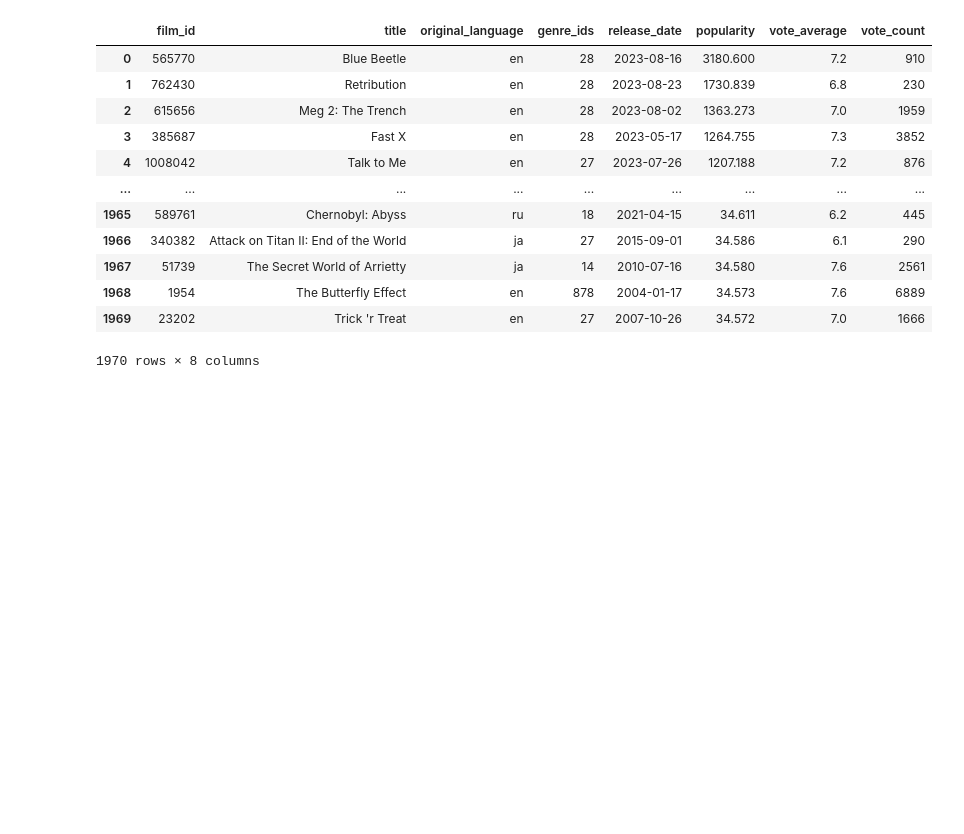
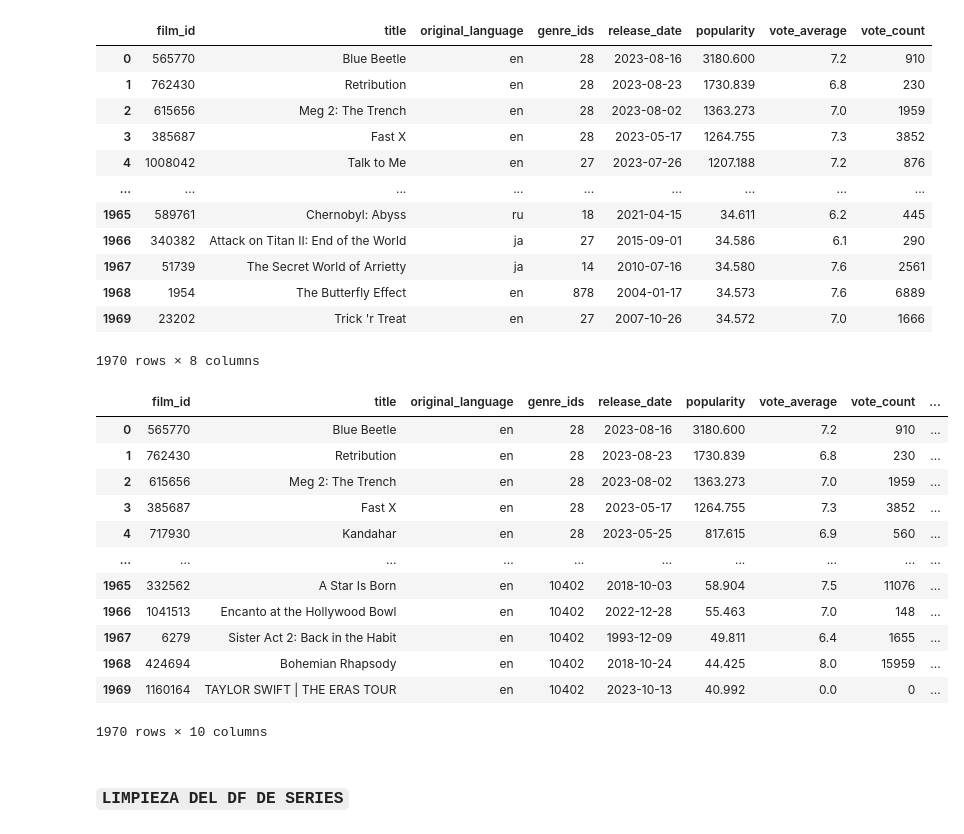
Before and after one commit to Jimme7/EDA-Films, a Jupyter notebook: src/Notebooks/Cleaning.ipynb, the cells around one changed output. Cells and saved outputs as stored; diff of their text form; code cells hidden in the pictures; blank space fills up the shorter version.

```diff
--- a/src/Notebooks/Cleaning.ipynb
+++ b/src/Notebooks/Cleaning.ipynb
@@ -150,3 +136,23 @@ films
 | 1968 | 1954 | The Butterfly Effect | en | 878 | 2004-01-17 | 34.573 | 7.6 | 6889 |
 | 1969 | 23202 | Trick 'r Treat | en | 27 | 2007-10-26 | 34.572 | 7.0 | 1666 |
 1970 rows × 8 columns
+# %%
+films['genre_ids'] = films['genre_ids'].astype(int)
+# %%
+pd.merge(films,genre_films, left_on= 'genre_ids', right_on= 'id')
+# %% [output]
+|  | film_id | title | original_language | genre_ids | release_date | popularity | vote_average | vote_count | ... |
+| 0 | 565770 | Blue Beetle | en | 28 | 2023-08-16 | 3180.600 | 7.2 | 910 | ... |
+| 1 | 762430 | Retribution | en | 28 | 2023-08-23 | 1730.839 | 6.8 | 230 | ... |
+| 2 | 615656 | Meg 2: The Trench | en | 28 | 2023-08-02 | 1363.273 | 7.0 | 1959 | ... |
+| 3 | 385687 | Fast X | en | 28 | 2023-05-17 | 1264.755 | 7.3 | 3852 | ... |
+| 4 | 717930 | Kandahar | en | 28 | 2023-05-25 | 817.615 | 6.9 | 560 | ... |
+| ... | ... | ... | ... | ... | ... | ... | ... | ... | ... |
+| 1965 | 332562 | A Star Is Born | en | 10402 | 2018-10-03 | 58.904 | 7.5 | 11076 | ... |
+| 1966 | 1041513 | Encanto at the Hollywood Bowl | en | 10402 | 2022-12-28 | 55.463 | 7.0 | 148 | ... |
+| 1967 | 6279 | Sister Act 2: Back in the Habit | en | 10402 | 1993-12-09 | 49.811 | 6.4 | 1655 | ... |
+| 1968 | 424694 | Bohemian Rhapsody | en | 10402 | 2018-10-24 | 44.425 | 8.0 | 15959 | ... |
+| 1969 | 1160164 | TAYLOR SWIFT | THE ERAS TOUR | en | 10402 | 2023-10-13 | 40.992 | 0.0 | 0 | ... |
+1970 rows × 10 columns
+# %% [markdown]
+### `LIMPIEZA DEL DF DE SERIES`
```
Also changed, not shown: parts of 18 cells of this notebook, 3 other files.
